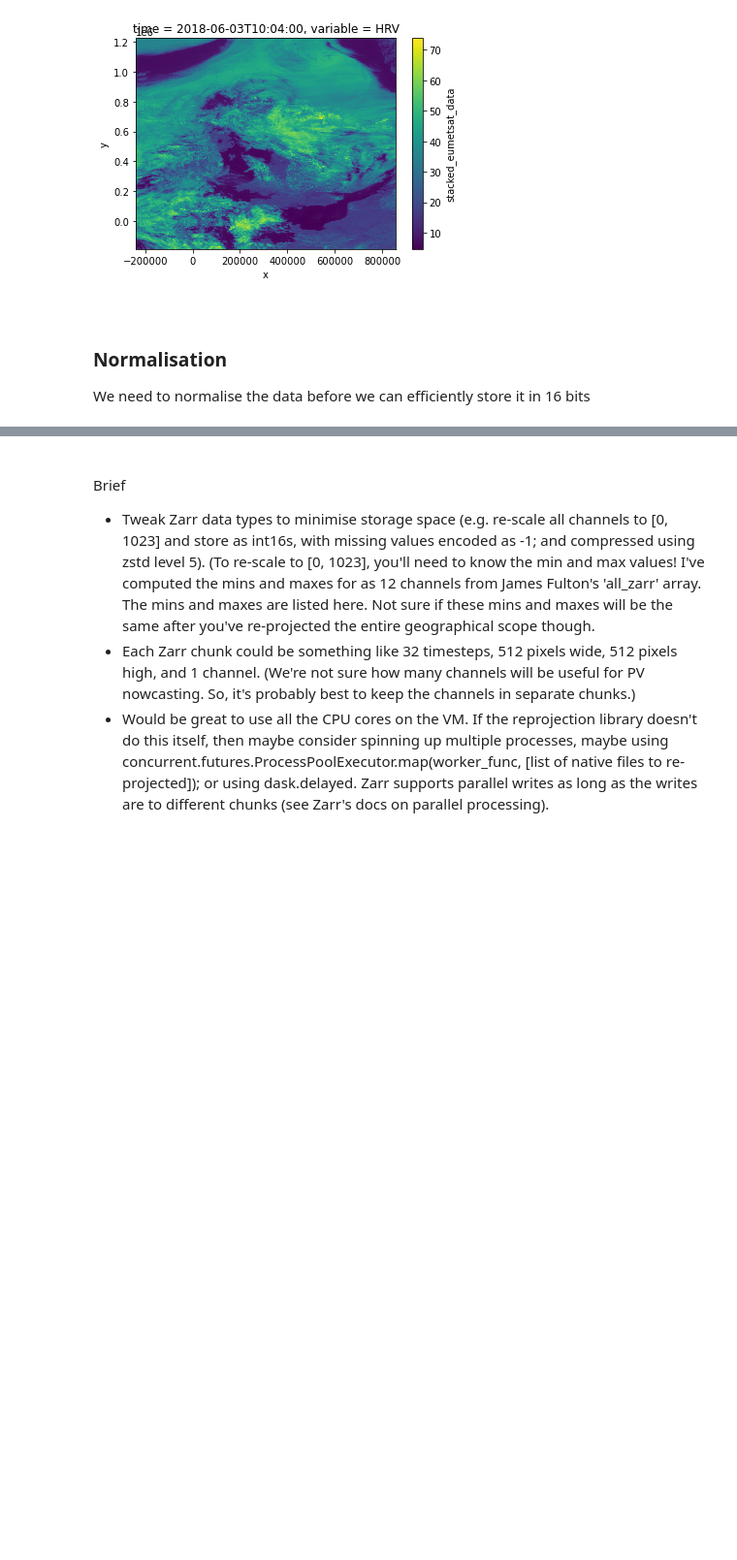
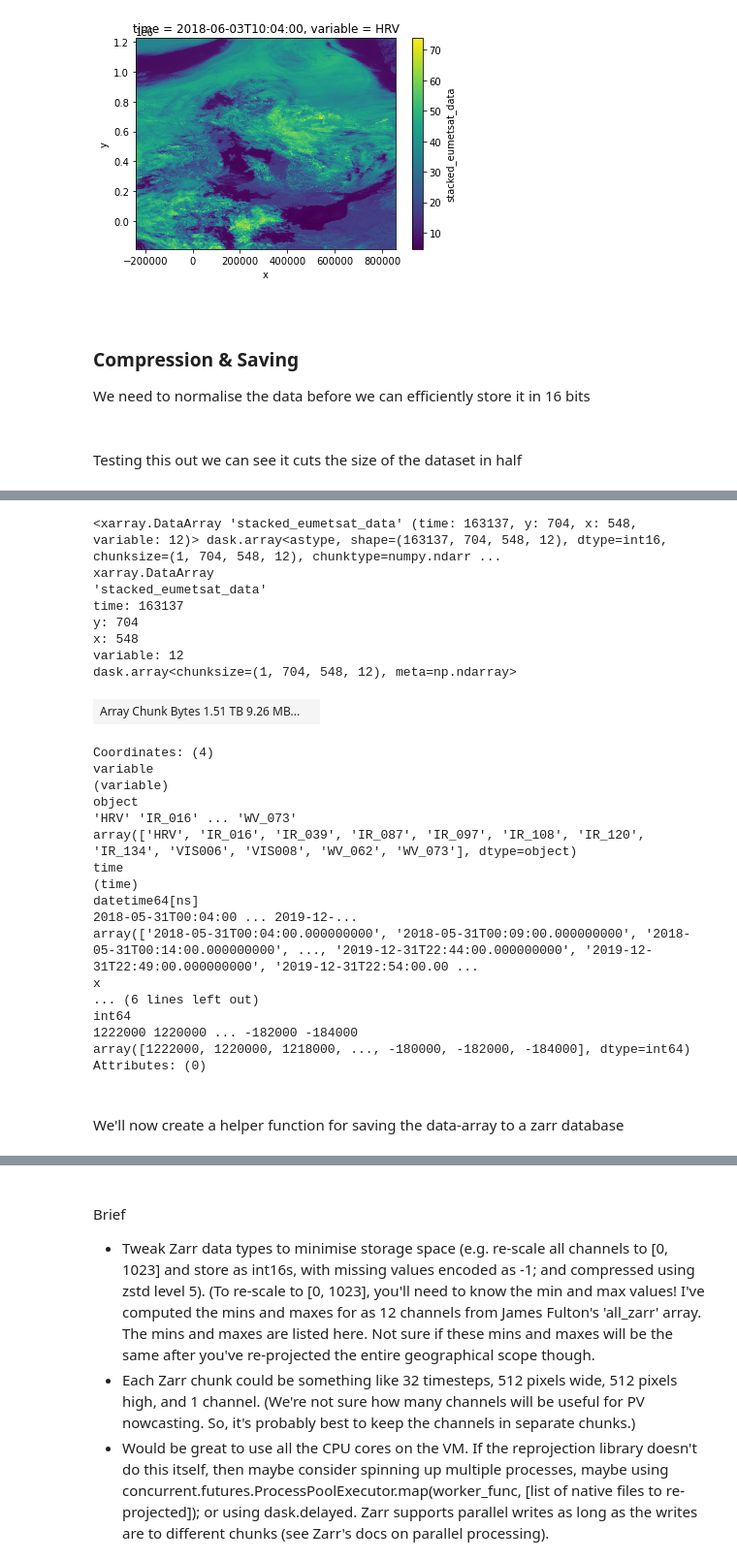
Before and after one commit to openclimatefix/Satip, a Jupyter notebook: nbs/03_zarr.ipynb, the cells around one changed output, grey strips where cells are left out. Shown at 97% size. Saved outputs shown, nothing was run; the diff lists cells and outputs as text; code cells hidden in the pictures; blank space fills up the shorter version.

Commit message:
added zarr saving helpers

```diff
--- a/nbs/03_zarr.ipynb
+++ b/nbs/03_zarr.ipynb
@@ -19,6 +21,9 @@ import gcsfs
 ### User Inputs
 # %%
 james_zarr_bucket = 'solar-pv-nowcasting-data/satellite/EUMETSAT/SEVIRI_RSS/OSGB36/all_zarr'
+out_zarr_bucket = 'solar-pv-nowcasting-data/satellite/EUMETSAT/SEVIRI_RSS/OSGB36/all_zarr_int16'
+
+zarr_bucket = 'solar-pv-nowcasting-data/satellite/EUMETSAT/SEVIRI_RSS/full_extent_TM_zarr_int16'
 # %% [markdown]
 <br>
 
@@ -97,15 +102,21 @@ da_sample.plot()
 # %% [markdown]
 <br>
 
-### Normalisation
+### Compression & Saving
 
 We need to normalise the data before we can efficiently store it in 16 bits
 # %%
 #export
-class Normaliser:
-    def __init__(self, bits_per_pixel=10, mins=None, maxs=None):
+class Compressor:
+    def __init__(self,
+                 bits_per_pixel=10,
+                 mins=np.array([-1.2278595, -2.5118103, -64.83977, 63.404694, 2.844452, 199.10002, -17.254883, -26.29155, -1.1009827, -2.4184198, 199.57048, 198.95093]),
+                 maxs=np.array([103.90016, 69.60857, 339.15588, 340.26526, 317.86752, 313.2767, 315.99194, 274.82297, 93.786545, 101.34922, 249.91806, 286.96323]),
+                 variable_order=['HRV', 'IR_016', 'IR_039', 'IR_087', 'IR_097', 'IR_108', 'IR_120', 'IR_134', 'VIS006', 'VIS008', 'WV_062', 'WV_073']
+                ):
+
         locals_ = locals()
-        attrs_to_add = ['bits_per_pixel', 'mins', 'maxs']
+        attrs_to_add = ['bits_per_pixel', 'mins', 'maxs', 'variable_order']
 
         for attr in attrs_to_add:
             setattr(self, attr, locals_[attr])
@@ -115,15 +126,19 @@ class Normaliser:
     def fit(self, da, dims=['time', 'y', 'x']):
         self.mins = da.min(dims).compute()
         self.maxs = da.max(dims).compute()
+        self.variable_order = da.coords['variable'].values
 
         print(f'The mins are: {self.mins}')
         print(f'The maxs are: {self.maxs}')
+        print(f'The variable order is: {self.variable_order}')
 
         return
 
-    def transform(self, da):
-        for attr in ['mins', '.maxs']:
+    def compress(self, da):
+        for attr in ['mins', 'maxs']:
             assert getattr(self, attr) is not None, f'{attr} must be set in initialisation or through `fit`'
+
+        da = da.reindex({'variable': self.variable_order})
 
         upper_bound = (2 ** self.bits_per_pixel) - 1
         new_max = self.maxs - self.mins
@@ -139,9 +154,14 @@ class Normaliser:
              )
 
         return da
+# %% [markdown]
+<br>
+
+Testing this out we can see it cuts the size of the dataset in half
 # %%
 %%time
 
-normaliser = Normaliser()
+compressor = Compressor()
 
-normaliser.fit(james_xarray['stacked_eumetsat_data'])
+compressor.compress(james_xarray['stacked_eumetsat_data'])
+# %% [output]
@@ -147,0 +169,30 @@ normaliser.fit(james_xarray['stacked_eumetsat_data'])
+<xarray.DataArray 'stacked_eumetsat_data' (time: 163137, y: 704, x: 548, variable: 12)> dask.array<astype, shape=(163137, 704, 548, 12), dtype=int16, chunksize=(1, 704, 548, 12), chunktype=numpy.ndarr ...
+xarray.DataArray
+'stacked_eumetsat_data'
+time: 163137
+y: 704
+x: 548
+variable: 12
+dask.array<chunksize=(1, 704, 548, 12), meta=np.ndarray>
+| Array Chunk Bytes 1.51 TB 9.26 MB... |  |
+Coordinates: (4)
+variable
+(variable)
+object
+'HRV' 'IR_016' ... 'WV_073'
+array(['HRV', 'IR_016', 'IR_039', 'IR_087', 'IR_097', 'IR_108', 'IR_120', 'IR_134', 'VIS006', 'VIS008', 'WV_062', 'WV_073'], dtype=object)
+time
+(time)
+datetime64[ns]
+2018-05-31T00:04:00 ... 2019-12-...
+array(['2018-05-31T00:04:00.000000000', '2018-05-31T00:09:00.000000000', '2018-05-31T00:14:00.000000000', ..., '2019-12-31T22:44:00.000000000', '2019-12-31T22:49:00.000000000', '2019-12-31T22:54:00.00 ...
+x
+... (6 lines left out)
+int64
+1222000 1220000 ... -182000 -184000
+array([1222000, 1220000, 1218000, ..., -180000, -182000, -184000], dtype=int64)
+Attributes: (0)
+# %% [markdown]
+<br>
+
+We'll now create a helper function for saving the data-array to a zarr database
```
Also changed, not shown: parts of 9 cells of this notebook.
